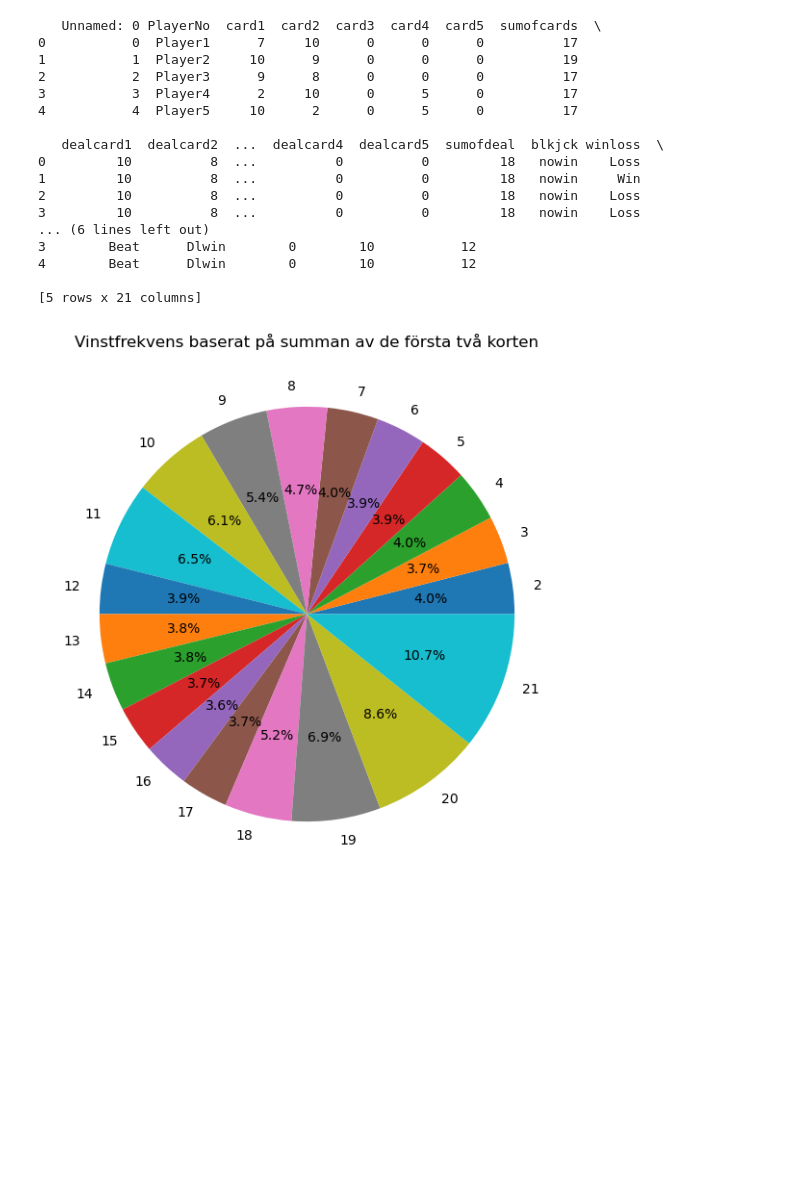
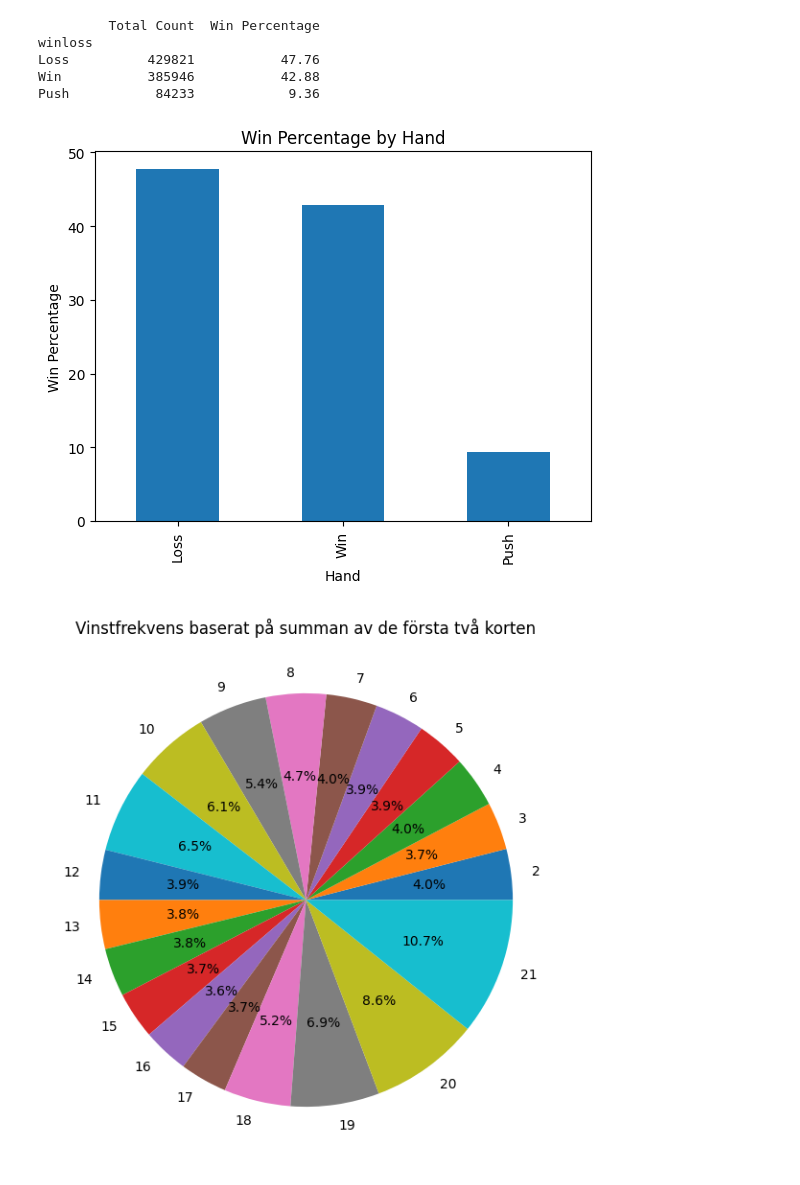
Before and after one commit to Johanzahl/slutprogjohanahl, a Jupyter notebook: blackjack.ipynb, the cells around one changed output. Cells and saved outputs as stored; diff of their text form; code cells hidden in the pictures; blank space fills up the shorter version.

```diff
--- a/blackjack.ipynb
+++ b/blackjack.ipynb
@@ -3,25 +31,40 @@ import pandas as pd
 # %%
+import pandas as pd
+
+
 df = pd.read_csv('C:/Users/johan.ahl/Desktop/prog1/slutprog/blkjckhands.csv')
 
-print(df.head())
+total_count = df['winloss'].value_counts()
+
+win_count = df[df['winloss'] == 'W']['winloss'].value_counts()
+
+summary_df = pd.DataFrame({
+    'Total Count': total_count,
+    'Win Percentage': (total_count / total_count.sum() * 100).round(2)
+})
+
+win_percentage = (total_count['Win'] / total_count.sum() * 100) if 'Win' in total_count.index else 0
+
+summary_df.loc['Win', 'Win Percentage'] = win_percentage.round(2)
+
+print(summary_df)
 # %% [output]
-   Unnamed: 0 PlayerNo  card1  card2  card3  card4  card5  sumofcards  \
-0           0  Player1      7     10      0      0      0          17
-1           1  Player2     10      9      0      0      0          19
-2           2  Player3      9      8      0      0      0          17
-3           3  Player4      2     10      0      5      0          17
-4           4  Player5     10      2      0      5      0          17
-
-   dealcard1  dealcard2  ...  dealcard4  dealcard5  sumofdeal  blkjck winloss  \
-0         10          8  ...          0          0         18   nowin    Loss
-1         10          8  ...          0          0         18   nowin     Win
-2         10          8  ...          0          0         18   nowin    Loss
-3         10          8  ...          0          0         18   nowin    Loss
-... (6 lines left out)
-3        Beat      Dlwin        0        10           12
-4        Beat      Dlwin        0        10           12
-
-[5 rows x 21 columns]
+         Total Count  Win Percentage
+winloss
+Loss          429821           47.76
+Win           385946           42.88
+Push           84233            9.36
+# %%
+import matplotlib.pyplot as plt
+
+
+summary_df['Win Percentage'].plot(kind='bar')
+plt.title('Win Percentage by Hand')
+plt.xlabel('Hand')
+plt.ylabel('Win Percentage')
+plt.show()
+# %% [output]
+[figure, added]
 # %%
 import matplotlib.pyplot as plt
 
```
Also changed, not shown: parts of 1 cell of this notebook.
